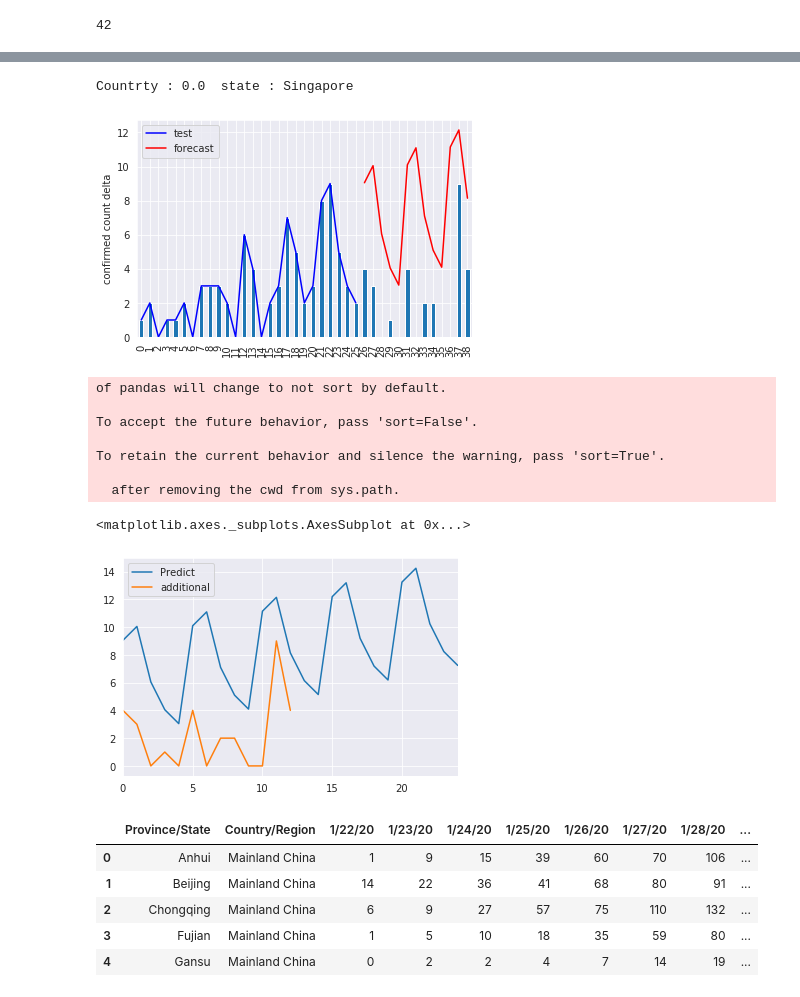
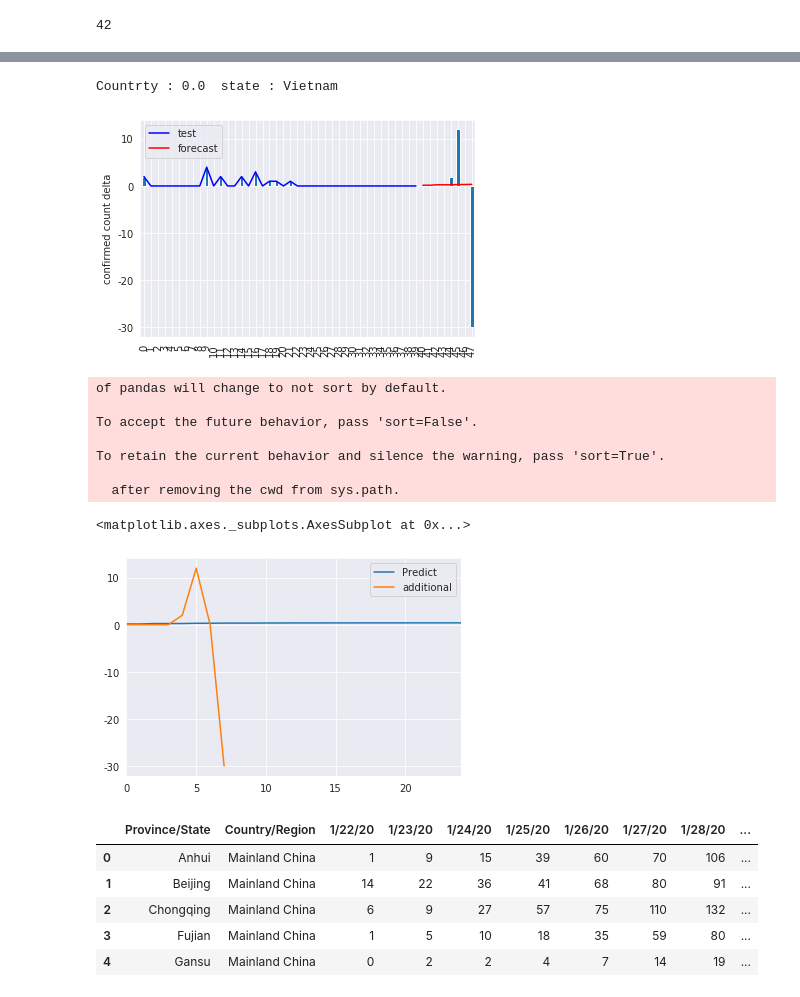
Before and after one commit to Felixwkk/cornoavirus, a Jupyter notebook: coronavirus.ipynb, the cells around one changed output, grey strips where cells are left out. Cells and saved outputs as stored; diff of their text form; code cells hidden in the pictures.

```diff
--- a/coronavirus.ipynb
+++ b/coronavirus.ipynb
@@ -618,18 +656,18 @@ Countrty : 0.0  state : Singapore
 # %%
 y = case_delta(countryname)
-train , test = train_test_split(y,train_size=26)
+train , test = train_test_split(y,train_size=40)
 
 model = pm.auto_arima(train, seasonal=True, m = 5)
 forecasts = model.predict(test.shape[0])
 x = np.arange(y.shape[0])
-plt.plot(x[:26],train, c='blue')
-plt.plot(x[26:], forecasts, c='red')
+plt.plot(x[:40],train, c='blue')
+plt.plot(x[40:], forecasts, c='red')
 plt.ylabel('confirmed count delta')
 plt.legend(labels = ['test','forecast'])
 plt.show()
 # %% [output]
-Countrty : 0.0  state : Singapore
+Countrty : 0.0  state : Vietnam
-[figure, old version]
+[figure, new version]
 # %%
 future_forecast = model.predict(n_periods=25)
 future_forecast = pd.DataFrame(future_forecast, columns=['Predict'])
@@ -645,7 +683,7 @@ To retain the current behavior and silence the warning, pass 'sort=True'.
 
   after removing the cwd from sys.path.
 <matplotlib.axes._subplots.AxesSubplot at 0x...>
-[figure, old version]
+[figure, new version]
 # %%
 data.head()
 # %% [output]
```
Also changed, not shown: parts of 37 cells of this notebook.
